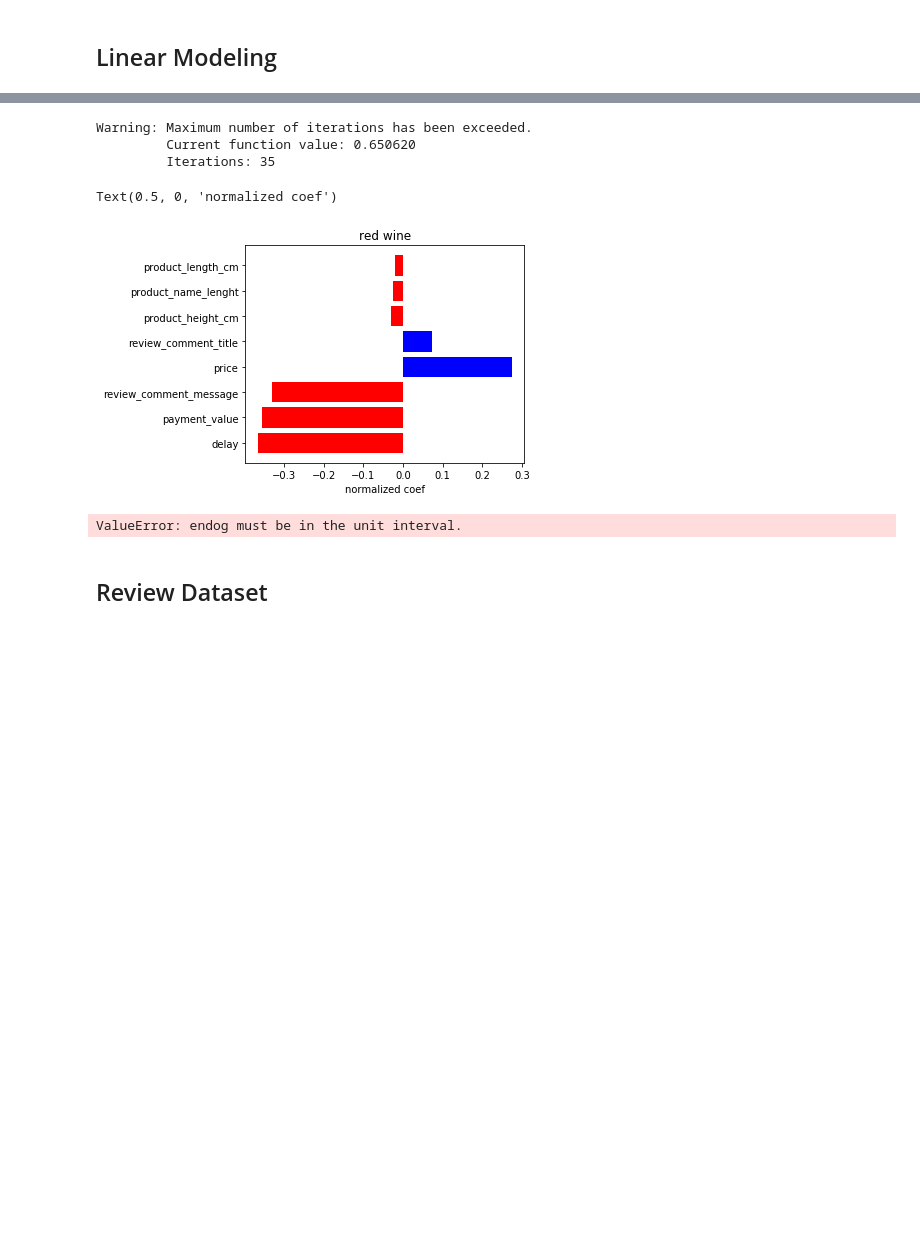
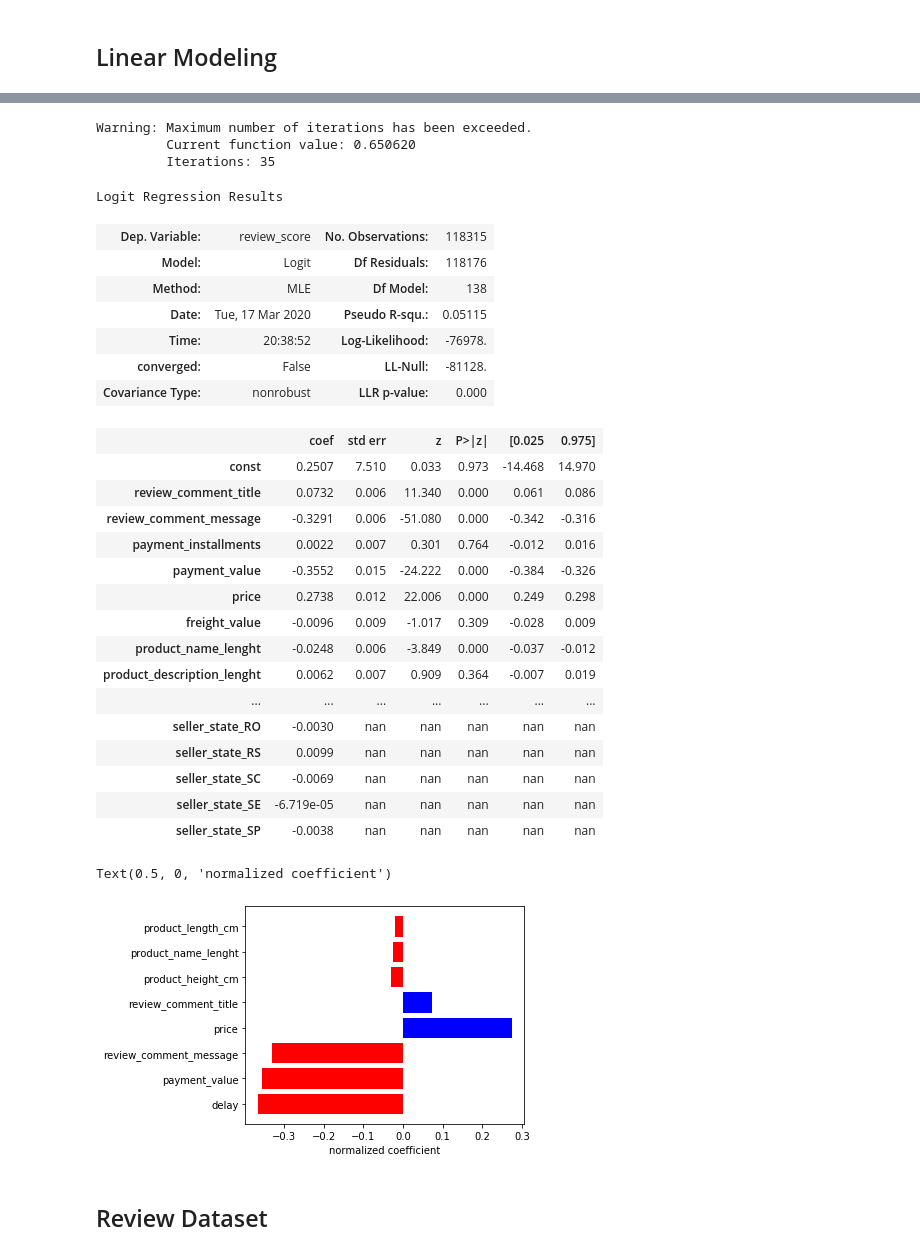
Before and after one commit to alireza-alizadegan/e-commerce-Sales, a Jupyter notebook: Brazil/Sentiment Analysis.ipynb, the cells around one changed output, grey strips where cells are left out. Drawn from its saved outputs; the diff is of its cells as text; code cells hidden in the pictures; blank space fills up the shorter version.

```diff
--- a/Brazil/Sentiment Analysis.ipynb
+++ b/Brazil/Sentiment Analysis.ipynb
@@ -705,0 +233,3 @@ Test Accuracy:  0.5876804489671726
+# %%
+df.loc[df.review_score < 5, 'review_score'] = 0
+df.loc[df.review_score == 5, 'review_score'] = 1
@@ -710,47 +258,68 @@ y = df[df.columns[-1]]
 
 # scale data with standard scaler
 from sklearn.preprocessing import StandardScaler
 scaler = StandardScaler()
 X = pd.DataFrame(data=scaler.fit_transform(X), columns=X.columns)
 
 # fit logit function
 import statsmodels.api as sm
 X_withconstant = sm.add_constant(X)
 logit = sm.Logit(y, X_withconstant).fit()
-summary = logit.summary()
+display(logit.summary())
 
 # table of significant coefficinets sorted by absolute value
 coef_table = summary.tables[1]
 coef_df = pd.DataFrame(data=coef_table.data[1:], columns=coef_table.data[0])
 coef_df['coef'] = coef_df['coef'].astype(float)
 coef_df['P>|z|'] = coef_df['P>|z|'].astype(float)
 coef_df['abs_coef'] = np.abs(coef_df['coef'])
 coef_df.drop(0, axis='index', inplace=True)
 coefs_by_mag = coef_df.sort_values(by='abs_coef', ascending=False)
 coefs_by_mag = coefs_by_mag[coefs_by_mag['P>|z|'] <= 0.05]
 
 # bar chart of feature coefficients
 bar_names = coefs_by_mag['']
 bar_heights = coefs_by_mag['coef']
-bar_colors = np.where(bar_heights > 0.0, 'blue', 'red')
+bar_colors = np.where(bar_heights>0, 'blue', 'red')
 plt.figure(figsize=(5.0, 4.0))
 plt.barh(bar_names, bar_heights, color=bar_colors)
-plt.title('red wine')
-plt.xlabel('normalized coef')
+plt.xlabel('normalized coefficient')
 # %% [output]
 Warning: Maximum number of iterations has been exceeded.
          Current function value: 0.650620
          Iterations: 35
-Text(0.5, 0, 'normalized coef')
+Logit Regression Results
+| Dep. Variable: | review_score | No. Observations: | 118315 |
+| Model: | Logit | Df Residuals: | 118176 |
+| Method: | MLE | Df Model: | 138 |
+| Date: | Tue, 17 Mar 2020 | Pseudo R-squ.: | 0.05115 |
+| Time: | 20:38:52 | Log-Likelihood: | -76978. |
+| converged: | False | LL-Null: | -81128. |
+| Covariance Type: | nonrobust | LLR p-value: | 0.000 |
+|  | coef | std err | z | P>|z| | [0.025 | 0.975] |
+| const | 0.2507 | 7.510 | 0.033 | 0.973 | -14.468 | 14.970 |
+| review_comment_title | 0.0732 | 0.006 | 11.340 | 0.000 | 0.061 | 0.086 |
+| review_comment_message | -0.3291 | 0.006 | -51.080 | 0.000 | -0.342 | -0.316 |
+| payment_installments | 0.0022 | 0.007 | 0.301 | 0.764 | -0.012 | 0.016 |
+| payment_value | -0.3552 | 0.015 | -24.222 | 0.000 | -0.384 | -0.326 |
+| price | 0.2738 | 0.012 | 22.006 | 0.000 | 0.249 | 0.298 |
+| freight_value | -0.0096 | 0.009 | -1.017 | 0.309 | -0.028 | 0.009 |
+| product_name_lenght | -0.0248 | 0.006 | -3.849 | 0.000 | -0.037 | -0.012 |
+| product_description_lenght | 0.0062 | 0.007 | 0.909 | 0.364 | -0.007 | 0.019 |
+| ... | ... | ... | ... | ... | ... | ... |
+| seller_state_RO | -0.0030 | nan | nan | nan | nan | nan |
+| seller_state_RS | 0.0099 | nan | nan | nan | nan | nan |
+| seller_state_SC | -0.0069 | nan | nan | nan | nan | nan |
+| seller_state_SE | -6.719e-05 | nan | nan | nan | nan | nan |
+| seller_state_SP | -0.0038 | nan | nan | nan | nan | nan |
+Text(0.5, 0, 'normalized coefficient')
-[figure, old version]
+[figure, new version]
 # %%
 import statsmodels.api as sm
 X_withconstant = sm.add_constant(X)
 logit = sm.Logit(y, X_withconstant).fit()
 summary = logit.summary()
 display(summary)
-# %% [output]
-ValueError: endog must be in the unit interval.
 # %% [markdown]
 ## Review Dataset
 # %%
```
Also changed, not shown: parts of 52 cells of this notebook, 6 other files.
